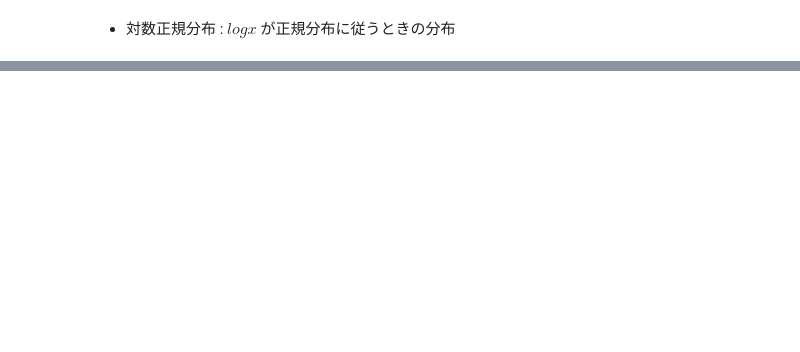
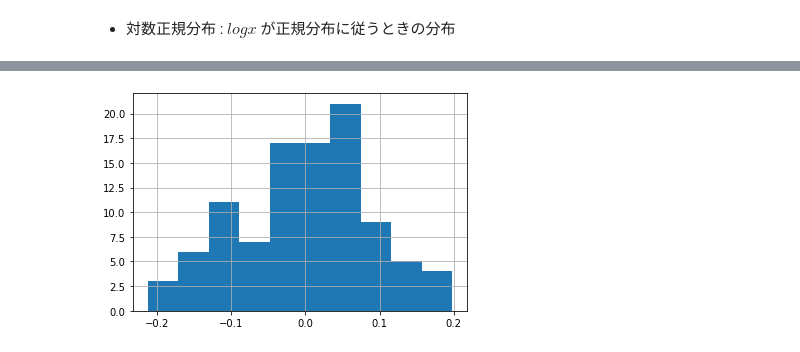
Before and after one commit to Sunao-Yoshii/StudyDocs, a Jupyter notebook: Books/datascience/ch4/random_variable.ipynb, the cells around one changed output, grey strips where cells are left out. Cells and saved outputs as stored; diff of their text form; code cells hidden in the pictures; blank space fills up the shorter version.

```diff
--- a/Books/datascience/ch4/random_variable.ipynb
+++ b/Books/datascience/ch4/random_variable.ipynb
@@ -86,0 +87,8 @@ plt.grid(True)
+# %%
+x = np.zeros(100, dtype=float)
+for n in range(0, 100):
+    x += np.random.normal(0, 1, 100) / 100.0
+plt.hist(x)
+plt.grid(True)
+# %% [output]
+[figure, added]
```
Also changed, not shown: parts of 4 cells of this notebook, 2 other files.
